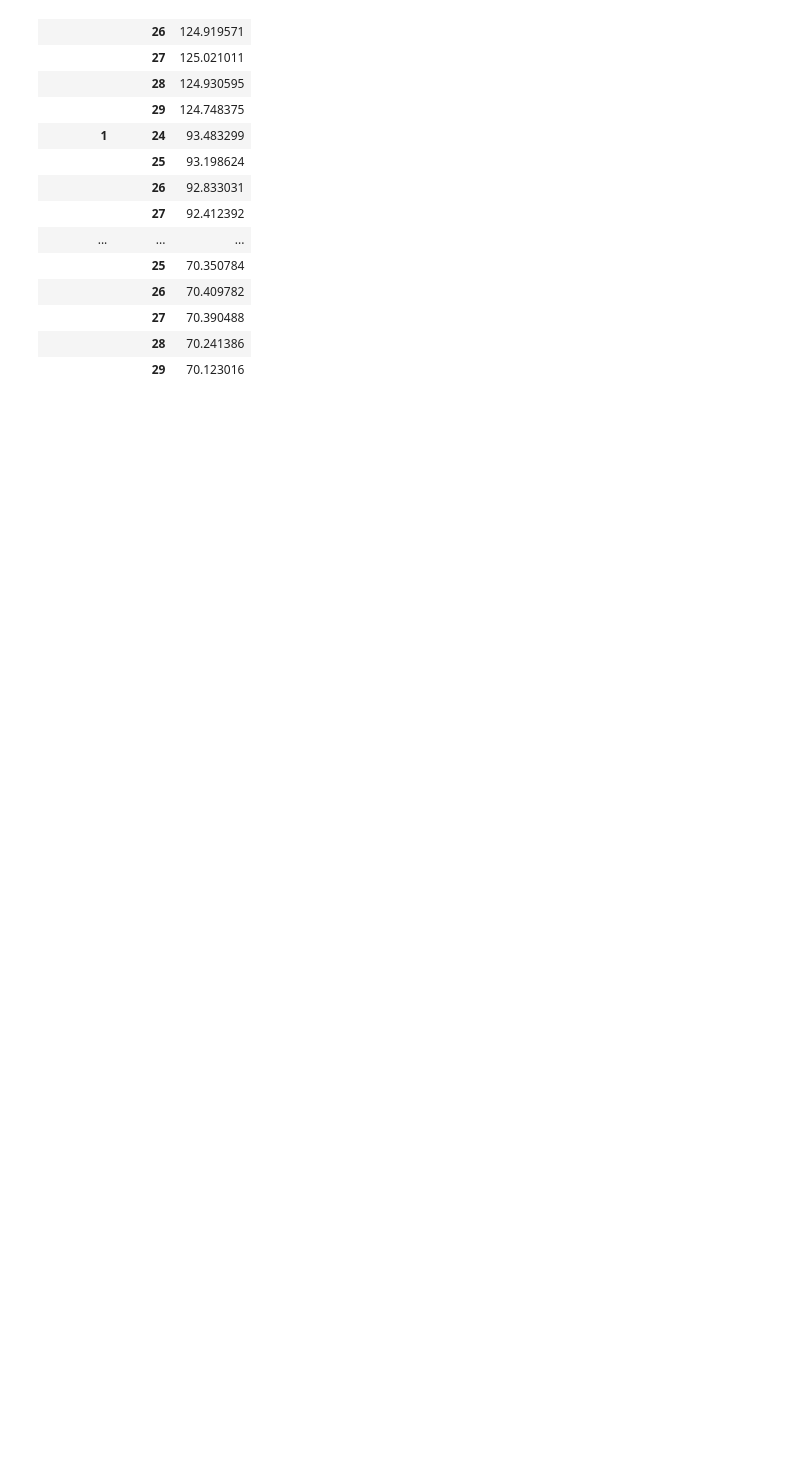
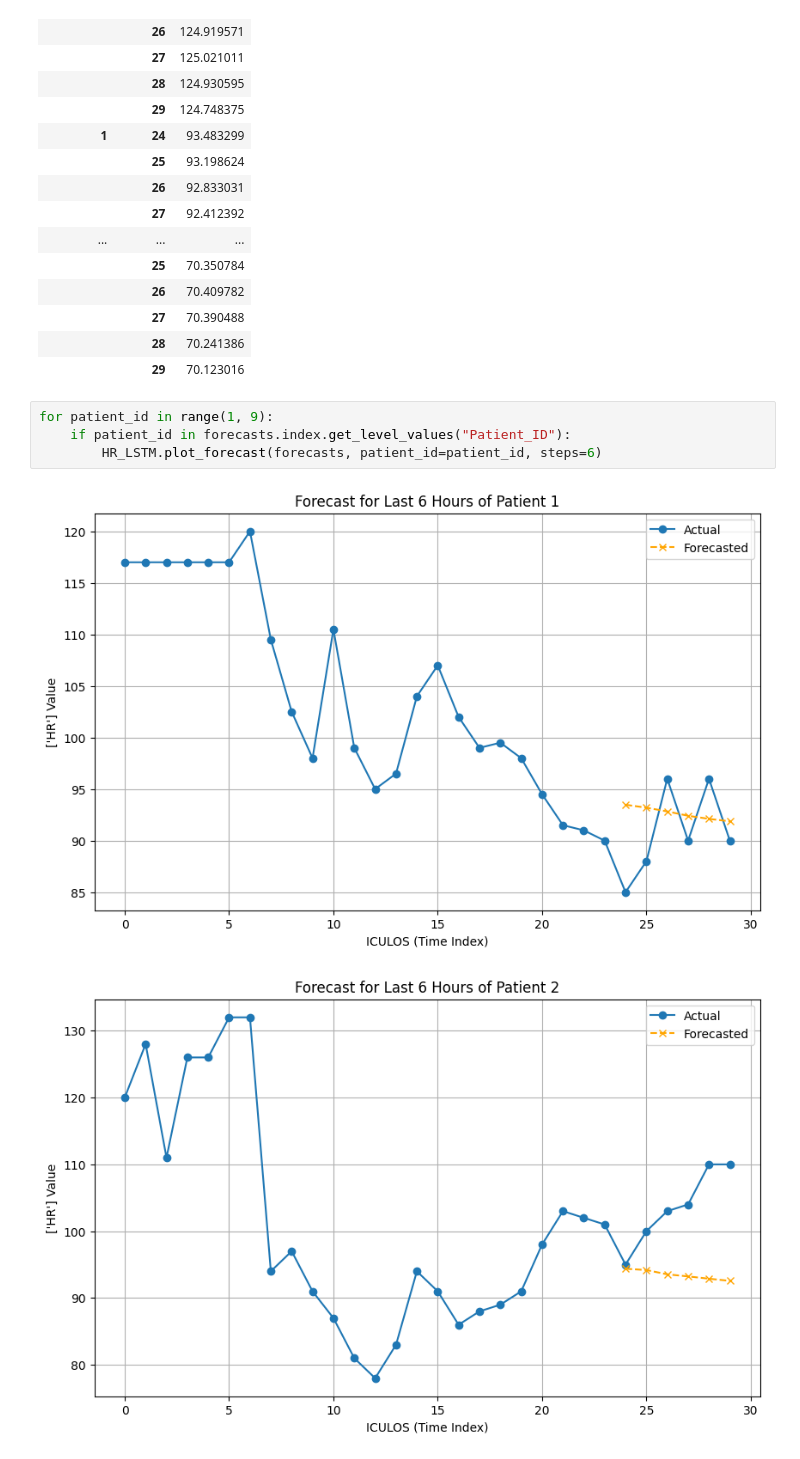
Before and after one commit to emsyoungg/sepsis_forecasting, a Jupyter notebook: LSTM/LSTM_test.ipynb, the cells around one changed output. Saved outputs shown, nothing was run; the diff lists cells and outputs as text; blank space fills up the shorter version.

Commit message:
multivariate lstm forecasts

```diff
--- a/LSTM/LSTM_test.ipynb
+++ b/LSTM/LSTM_test.ipynb
@@ -370,3 +370,10 @@ forecasts
 |  | 27 | 70.390488 |
 |  | 28 | 70.241386 |
 |  | 29 | 70.123016 |
+# %%
+for patient_id in range(1, 9):
+    if patient_id in forecasts.index.get_level_values("Patient_ID"):
+        HR_LSTM.plot_forecast(forecasts, patient_id=patient_id, steps=6)
+# %% [output]
+[figure, added]
+[figure, added]
```
Also changed, not shown: parts of 8 cells of this notebook, 1 other file.
